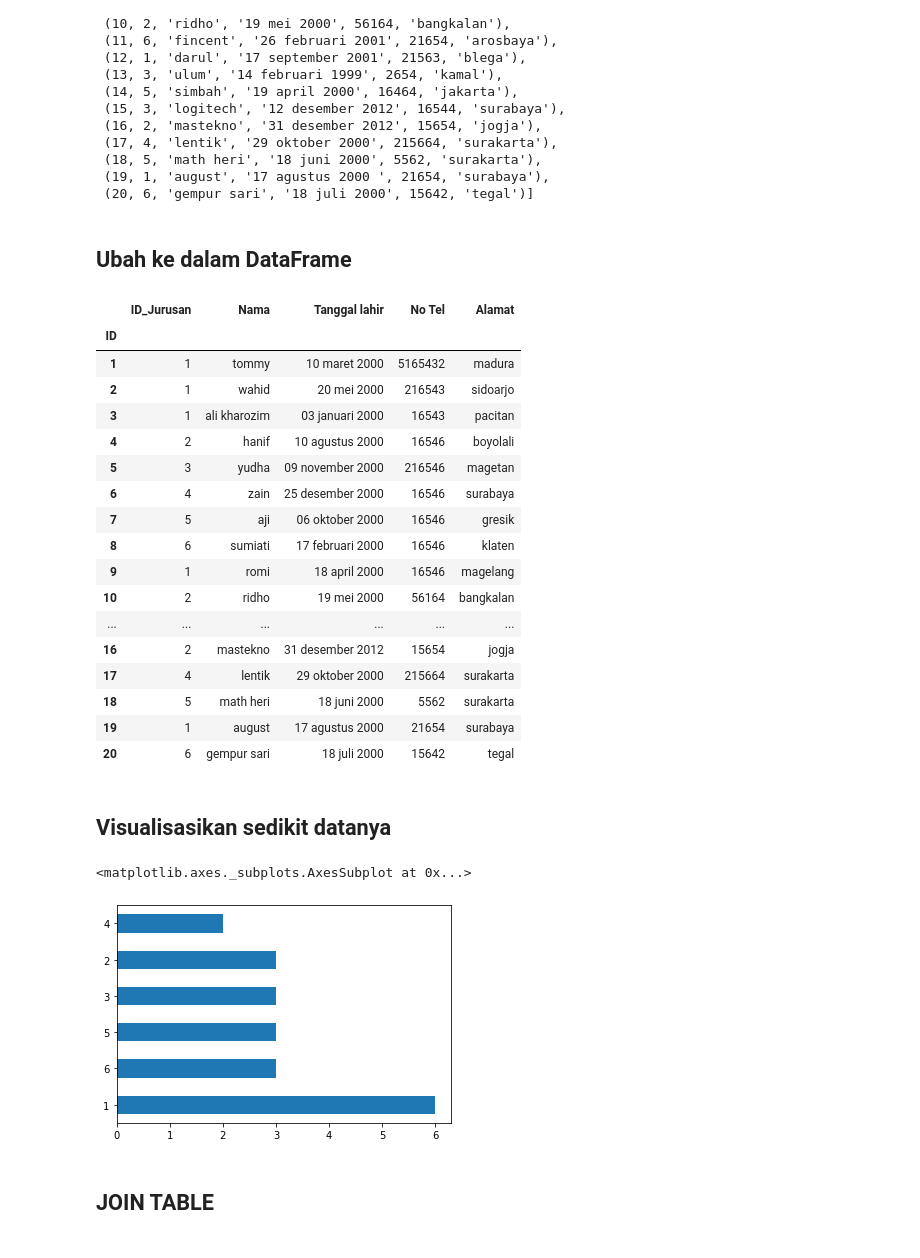
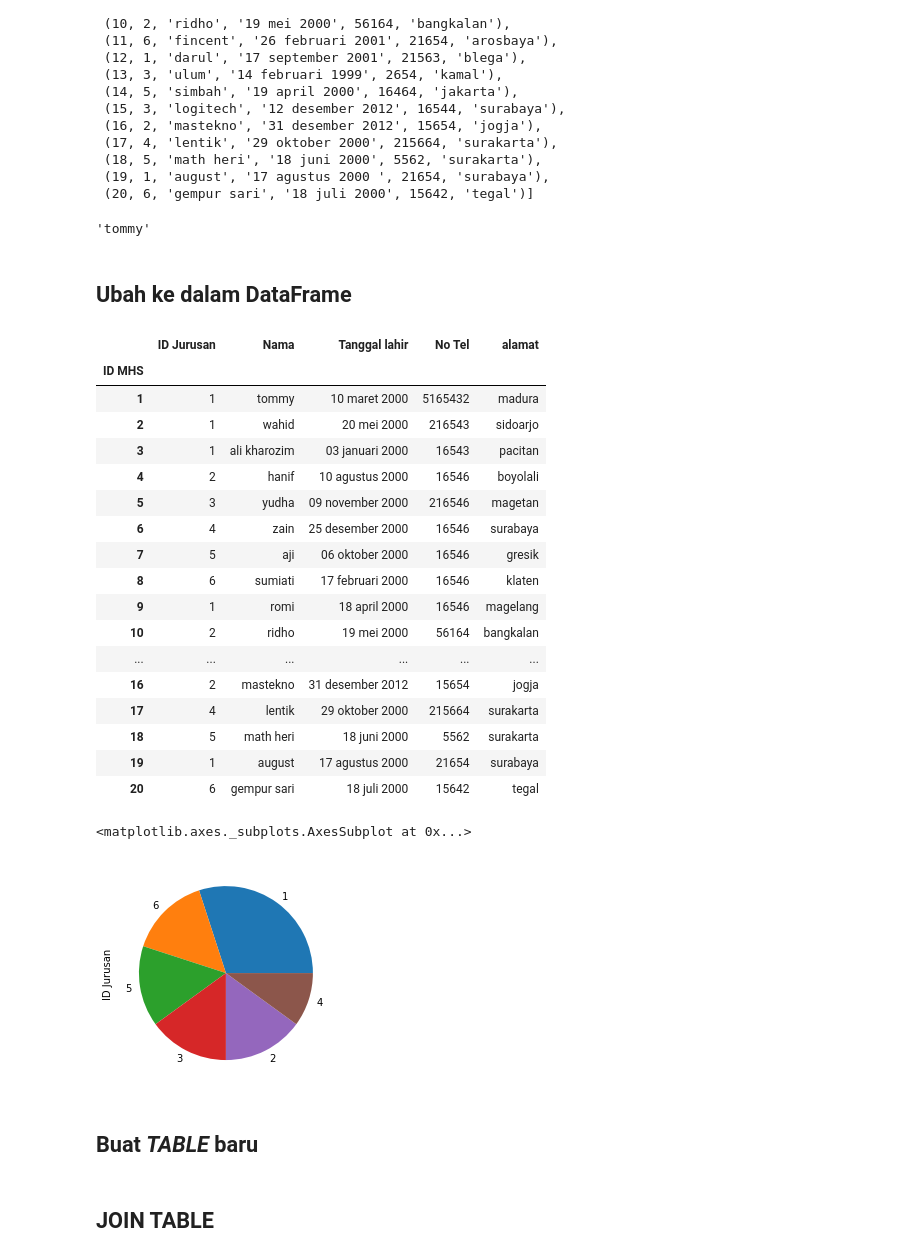
Before and after one commit to Rakhid16/dsc-utm-2020, a Jupyter notebook: Pertemuan 2 - Database/Materi pertama.ipynb, the cells around one changed output. Saved outputs shown, nothing was run; the diff lists cells and outputs as text; code cells hidden in the pictures.

```diff
--- a/Pertemuan 2 - Database/Materi pertama.ipynb
+++ b/Pertemuan 2 - Database/Materi pertama.ipynb
@@ -8,6 +8,6 @@ import mysql.connector as mysql
 # %%
-koneksi = mysql.connect(host='localhost',
-                        database='JoJo',
-                        user='root',
-                        password='Rakhid@16')
+koneksi = mysql.connect(host = "localhost",
+                        database = "kampus",
+                        user = "root",
+                        password = "Rakhid@16")
 # %% [markdown]
@@ -85,17 +86,27 @@ tabel_mahasiswa
  (18, 5, 'math heri', '18 juni 2000', 5562, 'surakarta'),
  (19, 1, 'august', '17 agustus 2000 ', 21654, 'surabaya'),
  (20, 6, 'gempur sari', '18 juli 2000', 15642, 'tegal')]
+# %%
+tabel_mahasiswa[0][2]
+# %% [output]
+'tommy'
 # %% [markdown]
 ## Ubah ke dalam DataFrame
 # %%
-data_mahasiswa = pd.DataFrame(columns=["ID", "ID_Jurusan", "Nama", "Tanggal lahir", "No Tel", "Alamat"],
-                              data = tabel_mahasiswa)
+data_mahasiswa  = pd.DataFrame(columns = ["ID MHS",
+                                          "ID Jurusan",
+                                          "Nama",
+                                          "Tanggal lahir",
+                                          "No Tel",
+                                          "alamat"],
+                               data = tabel_mahasiswa)
 
-data_mahasiswa = data_mahasiswa.set_index("ID")
+# Ubah kolom indeks
+data_mahasiswa = data_mahasiswa.set_index('ID MHS')
 data_mahasiswa
 # %% [output]
-|  | ID_Jurusan | Nama | Tanggal lahir | No Tel | Alamat |
-| ID |  |  |  |  |  |
+|  | ID Jurusan | Nama | Tanggal lahir | No Tel | alamat |
+| ID MHS |  |  |  |  |  |
 | 1 | 1 | tommy | 10 maret 2000 | 5165432 | madura |
 | 2 | 1 | wahid | 20 mei 2000 | 216543 | sidoarjo |
 | 3 | 1 | ali kharozim | 03 januari 2000 | 16543 | pacitan |
@@ -112,10 +123,10 @@ data_mahasiswa
 | 18 | 5 | math heri | 18 juni 2000 | 5562 | surakarta |
 | 19 | 1 | august | 17 agustus 2000 | 21654 | surabaya |
 | 20 | 6 | gempur sari | 18 juli 2000 | 15642 | tegal |
-# %% [markdown]
-## Visualisasikan sedikit datanya
 # %%
-data_mahasiswa['ID_Jurusan'].value_counts().plot(kind='barh')
+data_mahasiswa['ID Jurusan'].value_counts().plot(kind='pie')
 # %% [output]
 <matplotlib.axes._subplots.AxesSubplot at 0x...>
-[figure, old version]
+[figure, new version]
+# %% [markdown]
+## Buat <i>TABLE</i> baru
```
Also changed, not shown: parts of 17 cells of this notebook, 1 other file.
